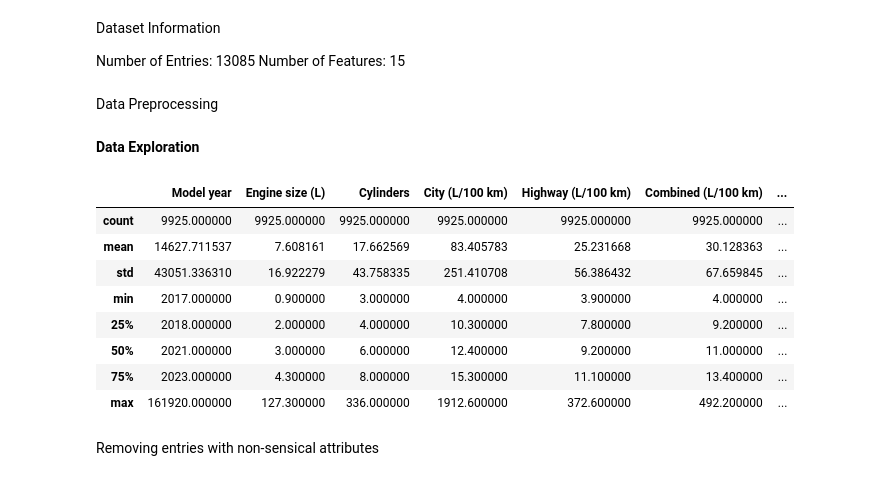
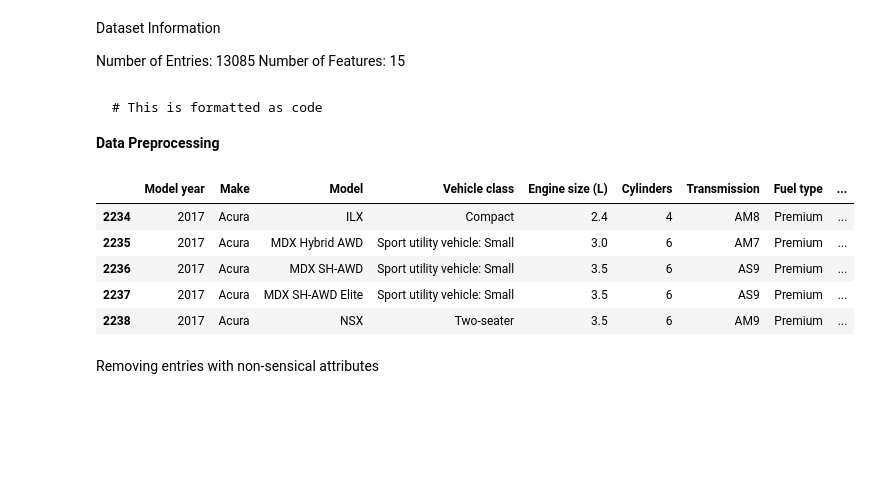
Before and after one commit to KalebW1229/CMSC320-Final-Project, a Jupyter notebook: checkpoint2.ipynb, the cells around one changed output. Drawn from its saved outputs; the diff is of its cells as text; code cells hidden in the pictures; blank space fills up the shorter version.

````diff
--- a/checkpoint2.ipynb
+++ b/checkpoint2.ipynb
@@ -35,7 +35,22 @@ Dataset Information
 Number of Entries: 13085
 Number of Features: 15
 # %% [markdown]
-Data Preprocessing
+
+
+```
+# This is formatted as code
+```
+
+**Data Preprocessing**
+# %%
+df.head()
+# %% [output]
+|  | Model year | Make | Model | Vehicle class | Engine size (L) | Cylinders | Transmission | Fuel type | ... |
+| 2234 | 2017 | Acura | ILX | Compact | 2.4 | 4 | AM8 | Premium | ... |
+| 2235 | 2017 | Acura | MDX Hybrid AWD | Sport utility vehicle: Small | 3.0 | 6 | AM7 | Premium | ... |
+| 2236 | 2017 | Acura | MDX SH-AWD | Sport utility vehicle: Small | 3.5 | 6 | AS9 | Premium | ... |
+| 2237 | 2017 | Acura | MDX SH-AWD Elite | Sport utility vehicle: Small | 3.5 | 6 | AS9 | Premium | ... |
+| 2238 | 2017 | Acura | NSX | Two-seater | 3.5 | 6 | AM9 | Premium | ... |
 # %%
 # filtering out cars with any missing values
 df.dropna(inplace=True)
@@ -54,20 +69,6 @@ fuel_type_mapping = {
 }
 
 df["Fuel type"] = df["Fuel type"].map(fuel_type_mapping)
-# %% [markdown]
-**Data Exploration**
-# %%
-df.describe()
-# %% [output]
-|  | Model year | Engine size (L) | Cylinders | City (L/100 km) | Highway (L/100 km) | Combined (L/100 km) | ... |
-| count | 9925.000000 | 9925.000000 | 9925.000000 | 9925.000000 | 9925.000000 | 9925.000000 | ... |
-| mean | 14627.711537 | 7.608161 | 17.662569 | 83.405783 | 25.231668 | 30.128363 | ... |
-| std | 43051.336310 | 16.922279 | 43.758335 | 251.410708 | 56.386432 | 67.659845 | ... |
-| min | 2017.000000 | 0.900000 | 3.000000 | 4.000000 | 3.900000 | 4.000000 | ... |
-| 25% | 2018.000000 | 2.000000 | 4.000000 | 10.300000 | 7.800000 | 9.200000 | ... |
-| 50% | 2021.000000 | 3.000000 | 6.000000 | 12.400000 | 9.200000 | 11.000000 | ... |
-| 75% | 2023.000000 | 4.300000 | 8.000000 | 15.300000 | 11.100000 | 13.400000 | ... |
-| max | 161920.000000 | 127.300000 | 336.000000 | 1912.600000 | 372.600000 | 492.200000 | ... |
 # %% [markdown]
 Removing entries with non-sensical attributes
 # %%
````
Also changed, not shown: parts of 11 cells of this notebook.
